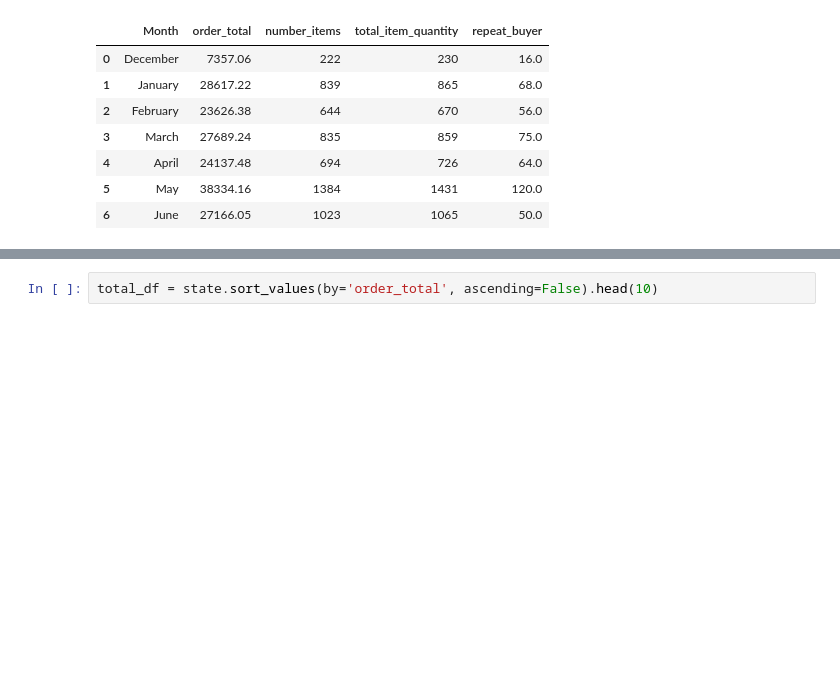
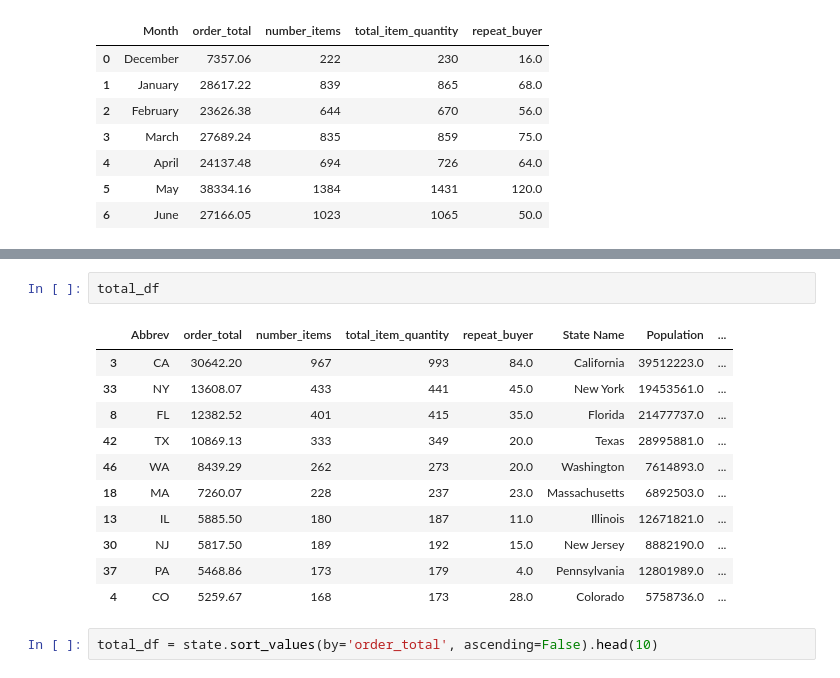
Before and after one commit to rstrong341/Bamboo_Advertising_Report, a Jupyter notebook: Orders_Viz.ipynb, the cells around one changed output, grey strips where cells are left out. Drawn from its saved outputs; the diff is of its cells as text; blank space fills up the shorter version.

```diff
--- a/Orders_Viz.ipynb
+++ b/Orders_Viz.ipynb
@@ -138,3 +141,17 @@ plt.show()
+# %%
+total_df
+# %% [output]
+|  | Abbrev | order_total | number_items | total_item_quantity | repeat_buyer | State Name | Population | ... |
+| 3 | CA | 30642.20 | 967 | 993 | 84.0 | California | 39512223.0 | ... |
+| 33 | NY | 13608.07 | 433 | 441 | 45.0 | New York | 19453561.0 | ... |
+| 8 | FL | 12382.52 | 401 | 415 | 35.0 | Florida | 21477737.0 | ... |
+| 42 | TX | 10869.13 | 333 | 349 | 20.0 | Texas | 28995881.0 | ... |
+| 46 | WA | 8439.29 | 262 | 273 | 20.0 | Washington | 7614893.0 | ... |
+| 18 | MA | 7260.07 | 228 | 237 | 23.0 | Massachusetts | 6892503.0 | ... |
+| 13 | IL | 5885.50 | 180 | 187 | 11.0 | Illinois | 12671821.0 | ... |
+| 30 | NJ | 5817.50 | 189 | 192 | 15.0 | New Jersey | 8882190.0 | ... |
+| 37 | PA | 5468.86 | 173 | 179 | 4.0 | Pennsylvania | 12801989.0 | ... |
+| 4 | CO | 5259.67 | 168 | 173 | 28.0 | Colorado | 5758736.0 | ... |
 # %%
 total_df = state.sort_values(by='order_total', ascending=False).head(10)
 # %%
```
Also changed, not shown: parts of 5 cells of this notebook, 5 other files.
